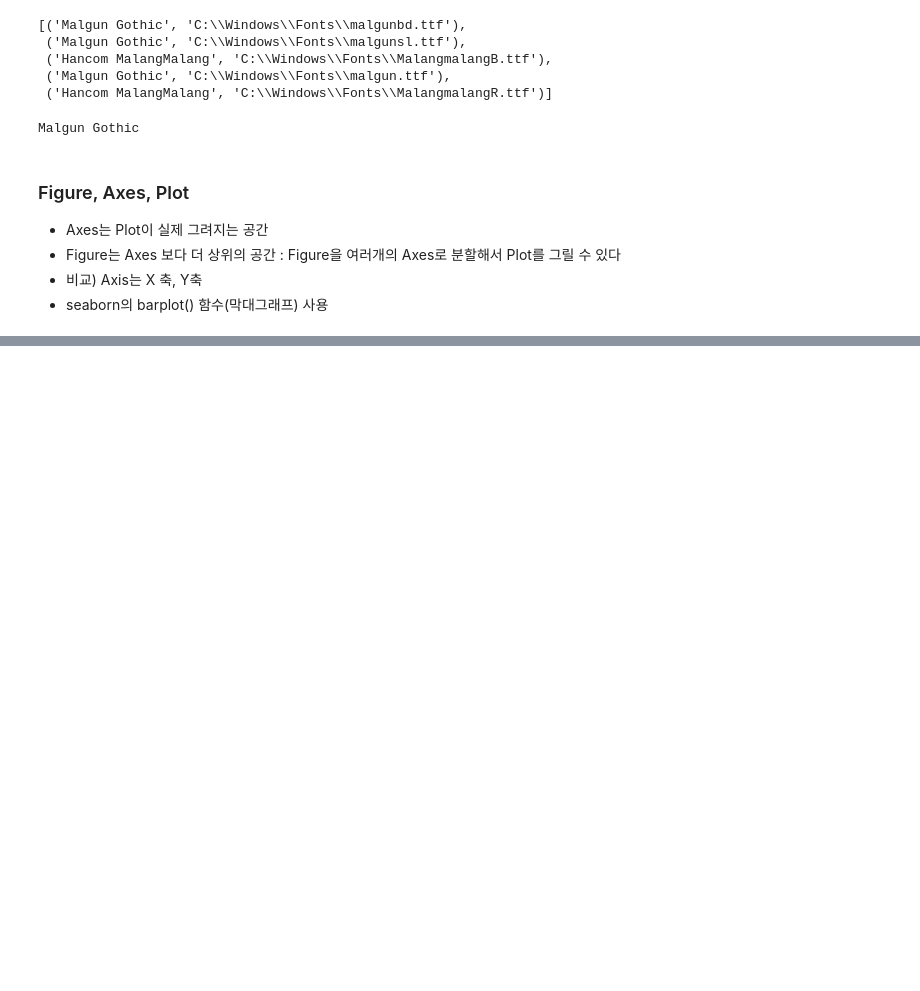
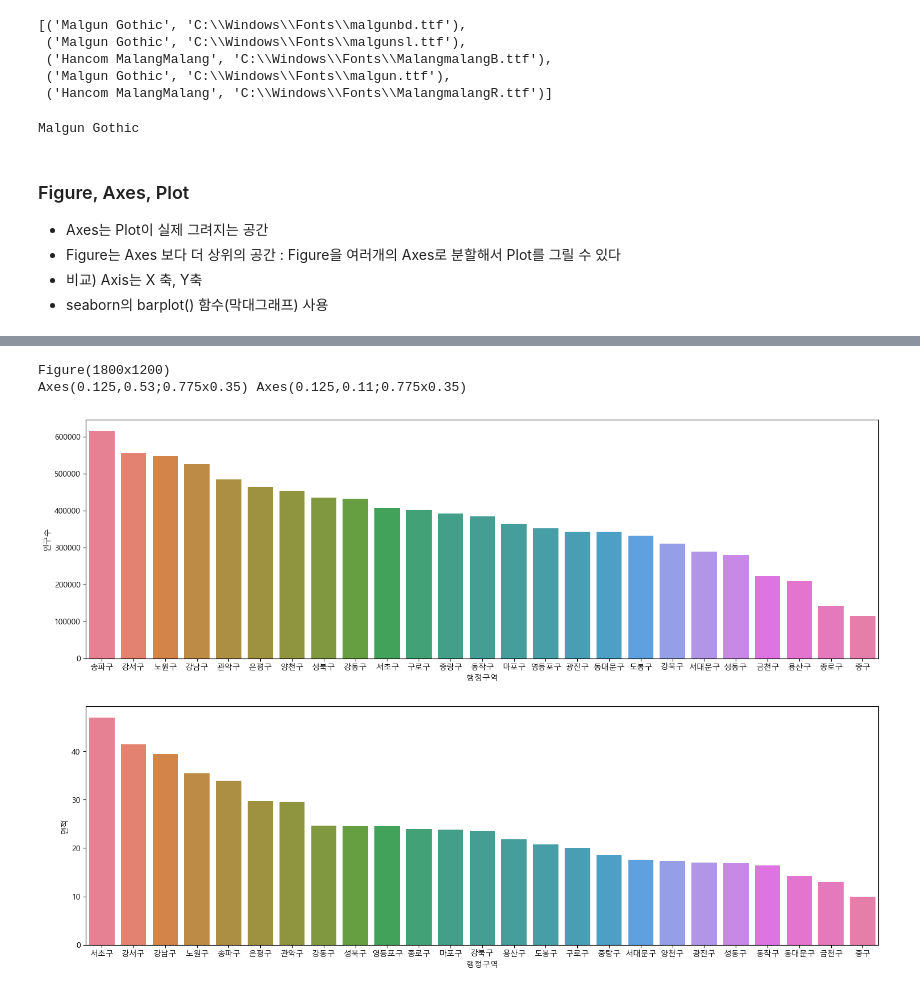
Before and after one commit to sosoo208/Python_Webscraping_Analysis, a Jupyter notebook: 03-1.행정구역정보_분석과시각화.ipynb, the cells around one changed output, grey strips where cells are left out. Saved outputs shown, nothing was run; the diff lists cells and outputs as text; code cells hidden in the pictures; blank space fills up the shorter version.

```diff
--- a/03-1.행정구역정보_분석과시각화.ipynb
+++ b/03-1.행정구역정보_분석과시각화.ipynb
@@ -1144,11 +1154,19 @@ matplotlib.rc('font', family=font_prop)
 # %%
-# subplots() 함수를 사용하여 axes 객체를 생성하기
+# subplots() 함수를 사용하여 axes 객체를 생성하기 2행 1열
+figure,(axes1, axes2) = plt.subplots(nrows=2, ncols=1)
+figure.set_size_inches(18,12)
+print(figure)
+print(axes1,axes2)
+# seaborn의 barplot() 함수 호출하기 - 행정구역과 인구수
+sns.barplot(data=seoul_df.sort_values(by='인구수', ascending=False), x = '행정구역', y = '인구수', ax = axes1, hue='행정구역')
+# seaborn의 barplot() 함수 호출하기 - 행정구역과 면적
+sns.barplot(data=seoul_df.sort_values(by='면적', ascending=False), x = '행정구역', y = '면적', ax = axes2, hue='행정구역')
 
-# seaborn의 barplot() 함수 호출하기 - 행정구역과 인구수
-
-# seaborn의 barplot() 함수 호출하기 - 행정구역과 면적
-
-# plt.show()
+plt.show()
+# %% [output]
+Figure(1800x1200)
+Axes(0.125,0.53;0.775x0.35) Axes(0.125,0.11;0.775x0.35)
+[figure, added]
 # %%
 # 광역시도 이름을 인자로 받아서 인구수와 면적을 그려주는 함수
 def show_pop_area(sido_name):
```
Also changed, not shown: parts of 5 cells of this notebook.
